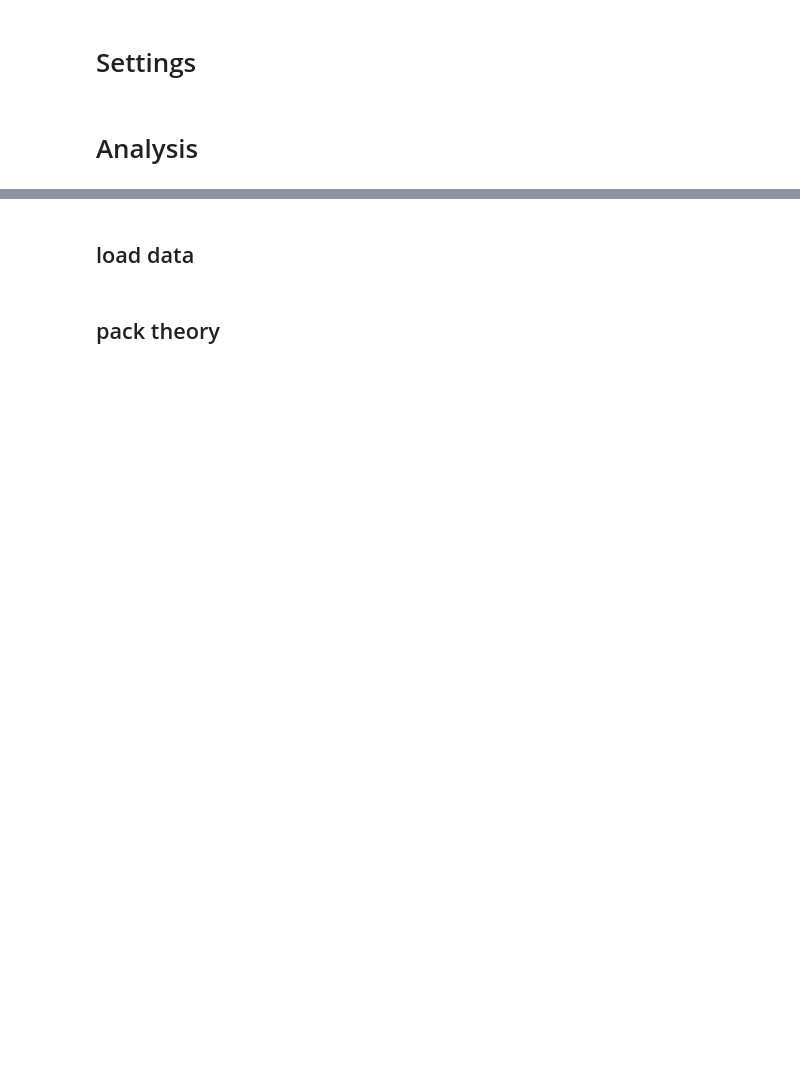
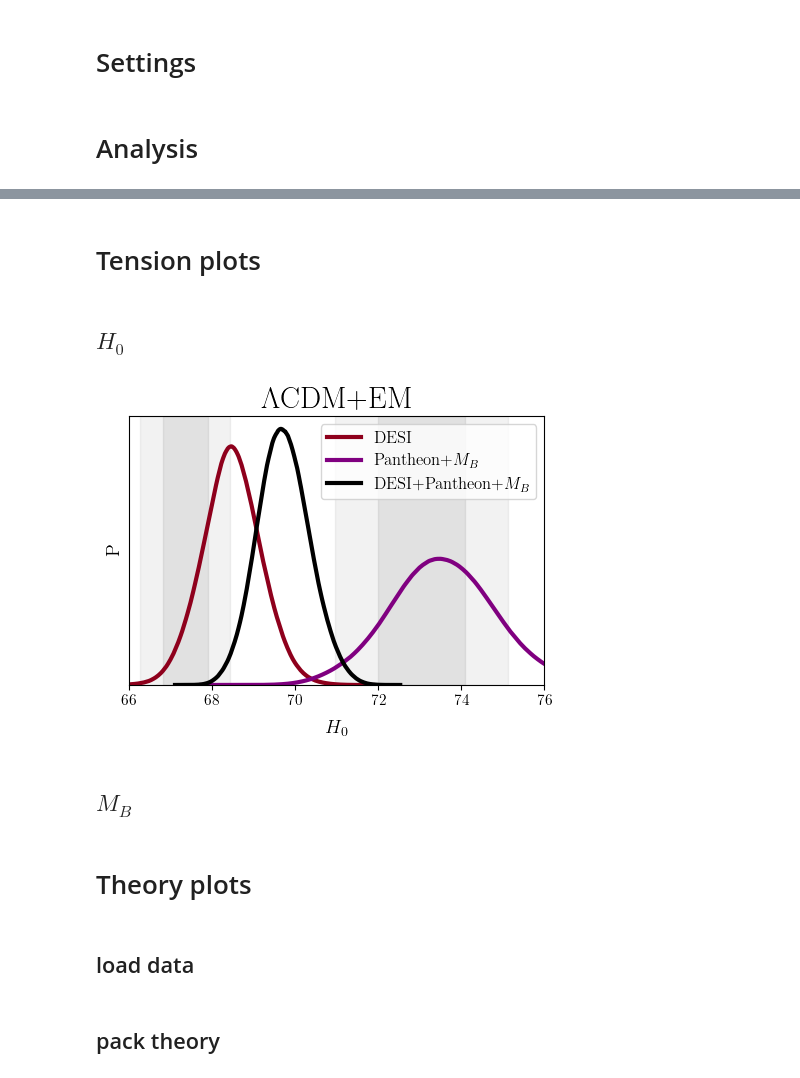
Before and after one commit to chiaradeleo1/CANDI, a Jupyter notebook: analysis.ipynb, the cells around one changed output, grey strips where cells are left out. Drawn from its saved outputs; the diff is of its cells as text; code cells hidden in the pictures; blank space fills up the shorter version.

```diff
--- a/analysis.ipynb
+++ b/analysis.ipynb
@@ -213,0 +225,20 @@ g.fig.align_xlabels();
+# %% [markdown]
+# Tension plots
+# %% [markdown]
+## $H_0$
+# %%
+for model,model_dict in analyzed_results.items():
+    g = plots.get_single_plotter(width_inch=5)
+    g.plot_1d([result['MCsamples'] for result in model_dict.values()],'H0',
+              colors=[result['color'] for result in model_dict.values()],
+              normalized=True,
+              lims=[66,76],
+              lws=3)
+    g.add_x_bands(73.04, 1.04)
+    g.add_x_bands(67.36, 0.54)
+    g.add_legend([result for result in model_dict.keys()])
+    plt.title(model)
+# %% [output]
+[figure, added]
+# %% [markdown]
+## $M_B$
@@ -214,3 +256,5 @@ g.fig.align_xlabels();
+# %% [markdown]
+# Theory plots
 # %% [markdown]
 ## load data
 # %%
```
Also changed, not shown: parts of 11 cells of this notebook.
